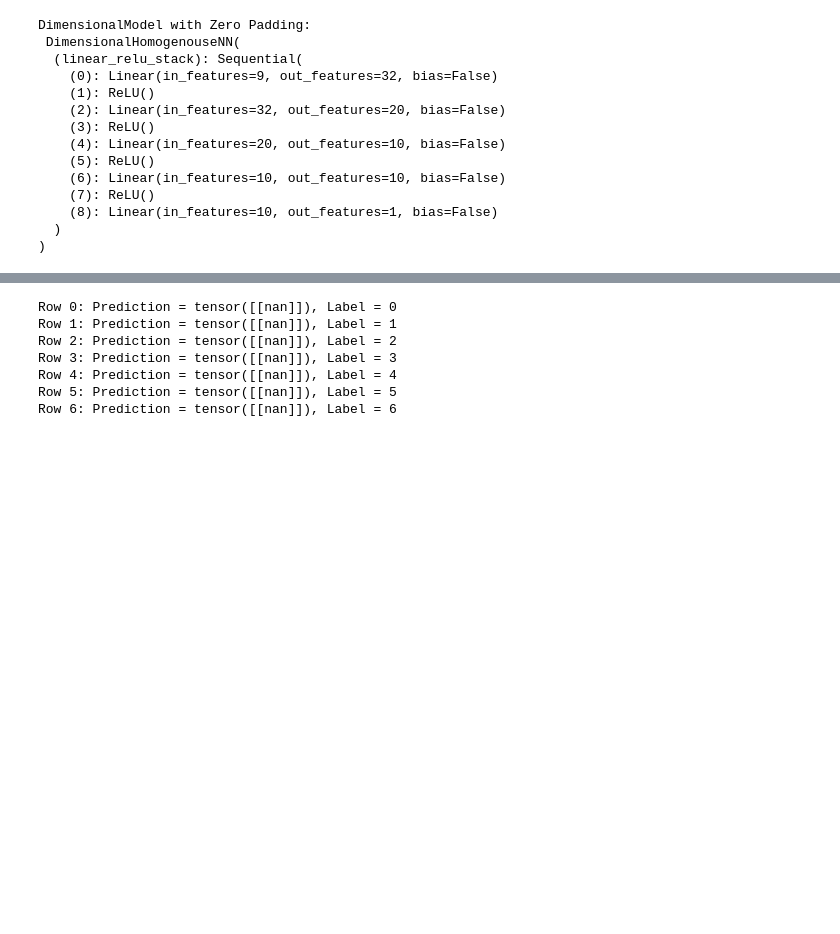
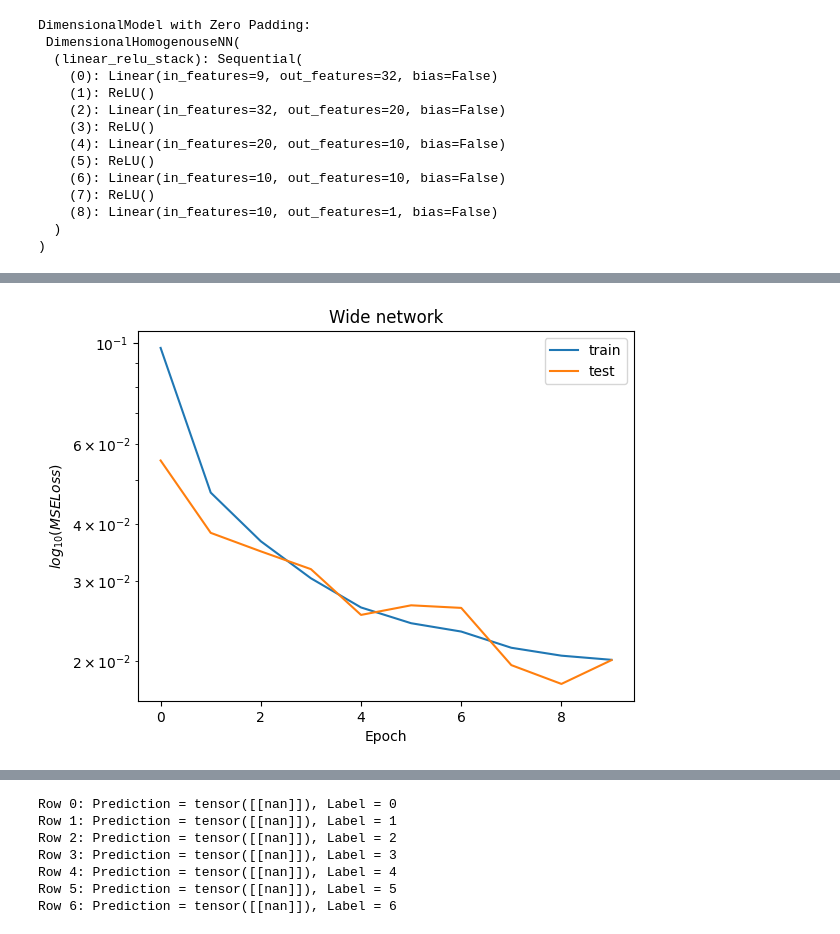
Before and after one commit to augustinlss/max-enclosing-area, a Jupyter notebook: assignment2StanVersion.ipynb, the cells around one changed output, grey strips where cells are left out. Saved outputs shown, nothing was run; the diff lists cells and outputs as text; code cells hidden in the pictures; blank space fills up the shorter version.

```diff
--- a/assignment2StanVersion.ipynb
+++ b/assignment2StanVersion.ipynb
@@ -299,0 +484,15 @@ plot_loss(loss_dict_disamb, "Sorted lengths heighest to lowest")
+# %%
+wide_model = WideNetwork()
+wide_model, loss_dict_wide = train_model(
+    data,
+    model,
+    nepochs=total_epochs,
+    batch_size=batch_size,
+    lr=lr,
+    print_every=print_every,
+    loss_fn=loss_fn,
+)
+# %%
+plot_loss(loss_dict_wide, "Wide network")
+# %% [output]
+[figure, added]
```
Also changed, not shown: parts of 8 cells of this notebook.
